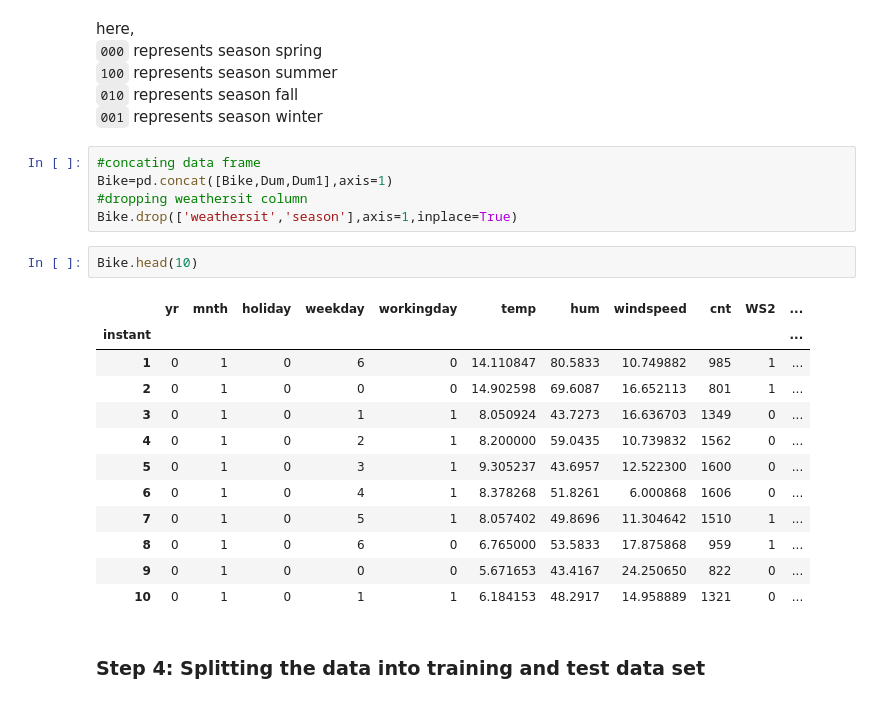
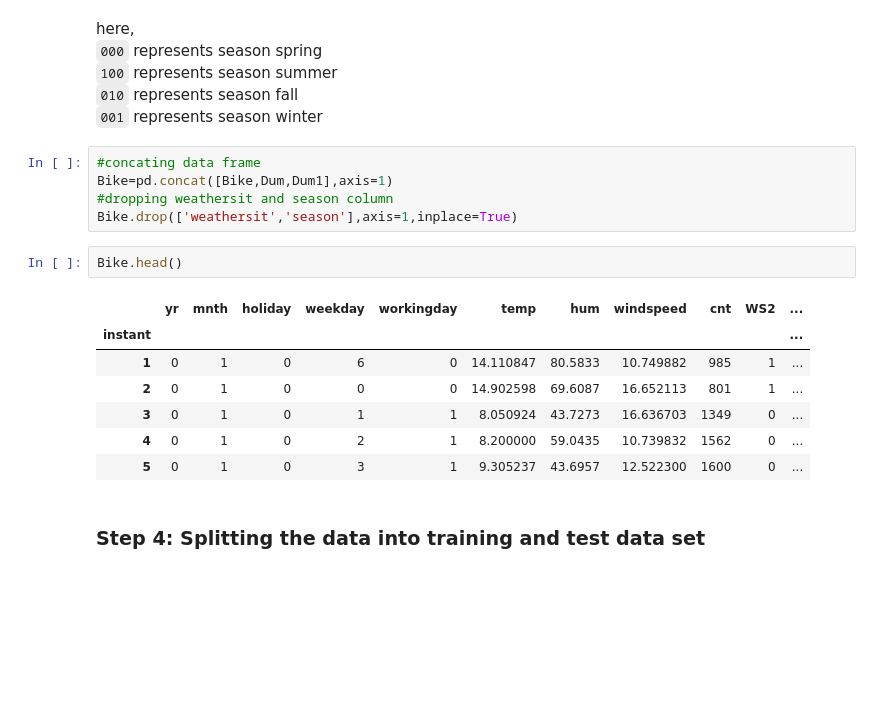
Before and after one commit to ashikhat/Linear_regression_Bike_Sharing_Assignment, a Jupyter notebook: Linear Regression assignment.ipynb, the cells around one changed output. Cells and saved outputs as stored; diff of their text form; blank space fills up the shorter version.

```diff
--- a/Linear Regression assignment.ipynb
+++ b/Linear Regression assignment.ipynb
@@ -277,23 +251,18 @@ here,<br>
 # %%
 #concating data frame
 Bike=pd.concat([Bike,Dum,Dum1],axis=1)
-#dropping weathersit column
+#dropping weathersit and season column
 Bike.drop(['weathersit','season'],axis=1,inplace=True)
 # %%
-Bike.head(10)
+Bike.head()
 # %% [output]
 |  | yr | mnth | holiday | weekday | workingday | temp | hum | windspeed | cnt | WS2 | ... |
 | instant |  |  |  |  |  |  |  |  |  |  | ... |
 | 1 | 0 | 1 | 0 | 6 | 0 | 14.110847 | 80.5833 | 10.749882 | 985 | 1 | ... |
 | 2 | 0 | 1 | 0 | 0 | 0 | 14.902598 | 69.6087 | 16.652113 | 801 | 1 | ... |
 | 3 | 0 | 1 | 0 | 1 | 1 | 8.050924 | 43.7273 | 16.636703 | 1349 | 0 | ... |
 | 4 | 0 | 1 | 0 | 2 | 1 | 8.200000 | 59.0435 | 10.739832 | 1562 | 0 | ... |
 | 5 | 0 | 1 | 0 | 3 | 1 | 9.305237 | 43.6957 | 12.522300 | 1600 | 0 | ... |
-| 6 | 0 | 1 | 0 | 4 | 1 | 8.378268 | 51.8261 | 6.000868 | 1606 | 0 | ... |
-| 7 | 0 | 1 | 0 | 5 | 1 | 8.057402 | 49.8696 | 11.304642 | 1510 | 1 | ... |
-| 8 | 0 | 1 | 0 | 6 | 0 | 6.765000 | 53.5833 | 17.875868 | 959 | 1 | ... |
-| 9 | 0 | 1 | 0 | 0 | 0 | 5.671653 | 43.4167 | 24.250650 | 822 | 0 | ... |
-| 10 | 0 | 1 | 0 | 1 | 1 | 6.184153 | 48.2917 | 14.958889 | 1321 | 0 | ... |
 # %% [markdown]
 ### Step 4: Splitting the data into training and test data set
 # %%
```
Also changed, not shown: parts of 24 cells of this notebook, 2 other files.
